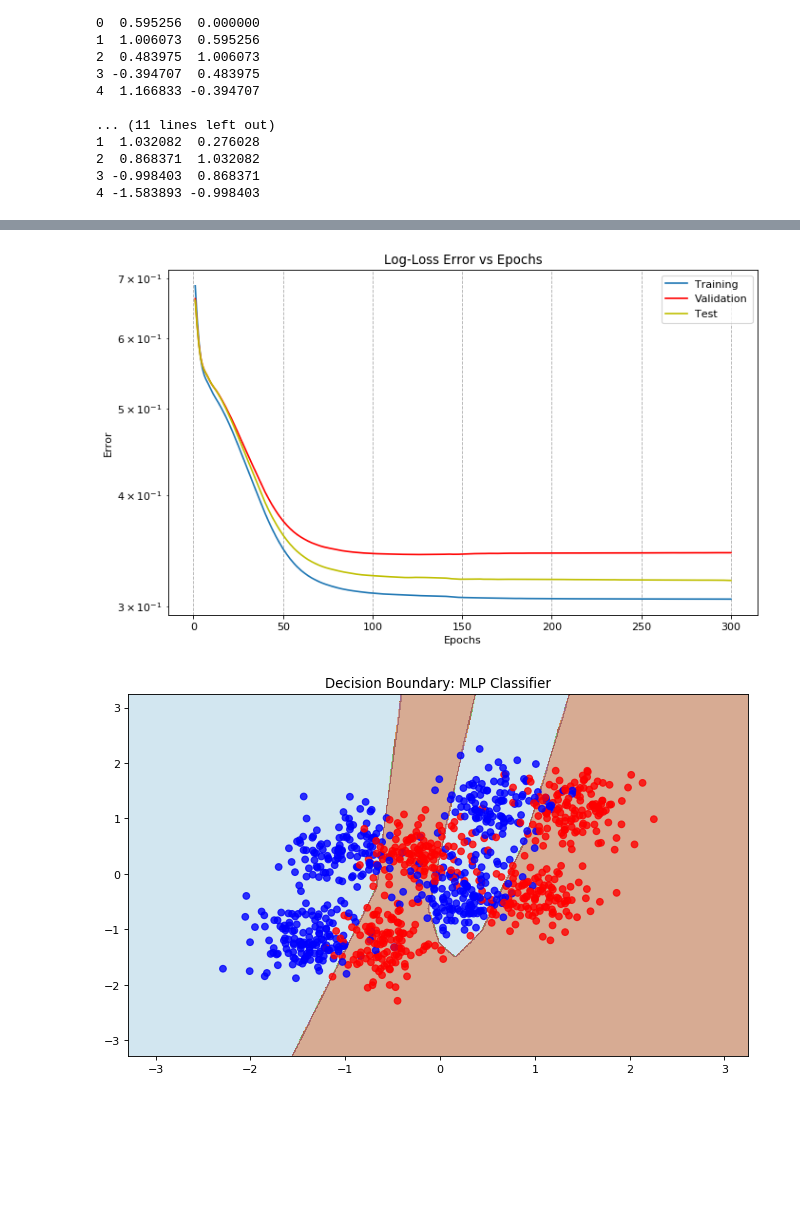
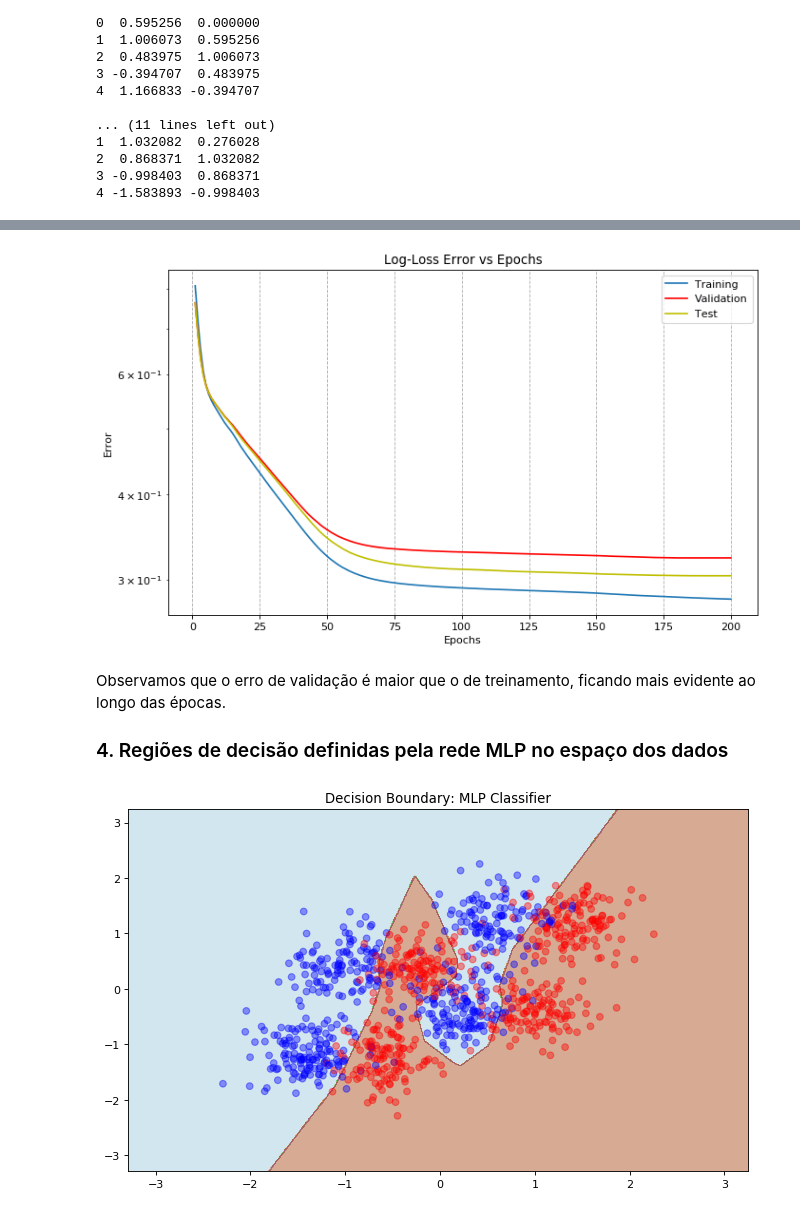
Before and after one commit to SamuelBFG/IA006, a Jupyter notebook: MLPandSVM.ipynb, the cells around one changed output, grey strips where cells are left out. Saved outputs shown, nothing was run; the diff lists cells and outputs as text; code cells hidden in the pictures; blank space fills up the shorter version.

```diff
--- a/MLPandSVM.ipynb
+++ b/MLPandSVM.ipynb
@@ -90,8 +108,8 @@ from sklearn.metrics import log_loss
 
 classifier = MLPClassifier(learning_rate_init=0.01, solver="adam", activation="relu", max_iter=1,
                            verbose=False, random_state=42, warm_start=True)
-classifier.hidden_layer_sizes = (15,)
-epochs = 300
+classifier.hidden_layer_sizes = (20,)
+epochs = 200
 
 errors_train = []
 errors_val = []
@@ -121,4 +139,4 @@ plt.grid(True, linestyle='--', linewidth=0.8)
 plt.title('Log-Loss Error vs Epochs')
 plt.show()
 # %% [output]
-[figure, old version]
+[figure, new version]
@@ -150,20 +143,26 @@ plt.show()
+# %% [markdown]
+Observamos que o erro de validação é maior que o de treinamento, ficando mais evidente ao longo das épocas.
+
+### 4. Regiões de decisão definidas pela rede MLP no espaço dos dados
 # %%
 X = data_train.values
 y = data_train_labels.values
+
 x_min, x_max = X[:, 0].min() - 1, X[:, 0].max() + 1
 y_min, y_max = X[:, 1].min() - 1, X[:, 1].max() + 1
 xx, yy = np.meshgrid(np.arange(x_min, x_max, 0.01), np.arange(y_min, y_max, 0.01))
 
 Z = classifier.predict(np.c_[xx.ravel(), yy.ravel()])
 Z = Z.reshape(xx.shape)
 
 plt.figure(num=None, figsize=(10, 6), dpi=80, facecolor='w', edgecolor='k')
 colormap = plt.cm.Paired
 plt.contourf(xx, yy, Z, alpha=0.5, cmap=colormap)
 color_map_samples = {-1: (0, 0, 1), 1: (1, 0, 0)}
 colors = [color_map_samples[c] for c in y]
-plt.scatter(X[:, 0], X[:, 1], c=colors, alpha=0.8)
+plt.scatter(X[:, 0], X[:, 1], c=colors, alpha=0.4)
+#plt.grid(True, linestyle='--', linewidth=0.8)
 plt.title('Decision Boundary: MLP Classifier')
 plt.show()
 # %% [output]
-[figure, old version]
+[figure, new version]
```
Also changed, not shown: parts of 30 cells of this notebook.
